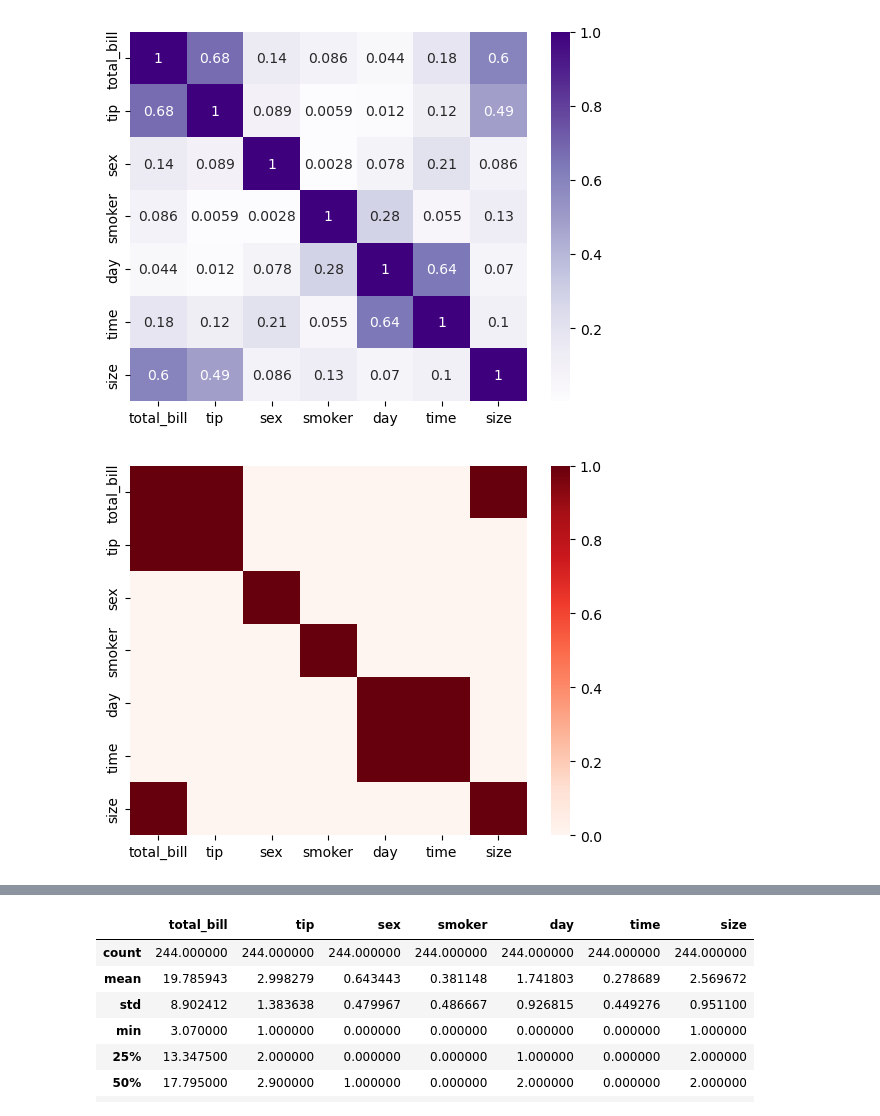
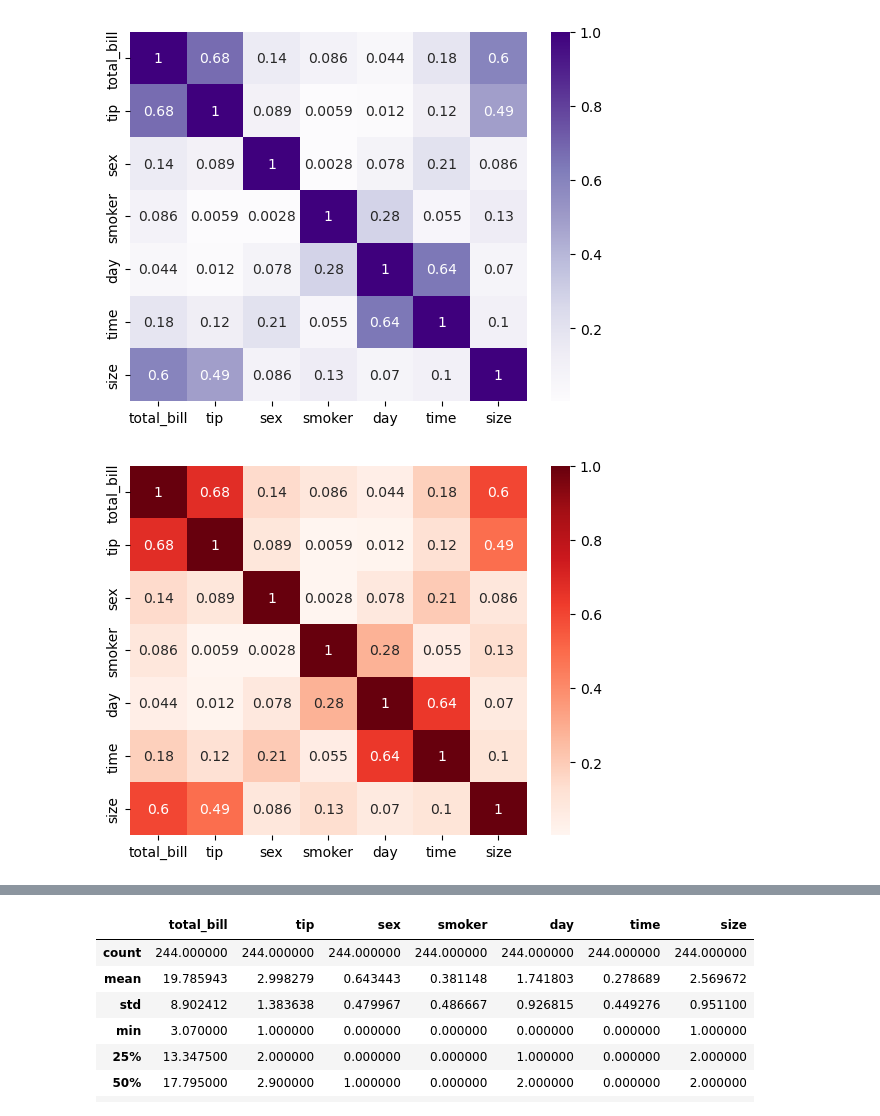
Before and after one commit to bhavya-kotluru/basic-python, a Jupyter notebook: day18.ipynb, the cells around one changed output, grey strips where cells are left out. Saved outputs shown, nothing was run; the diff lists cells and outputs as text; code cells hidden in the pictures.

```diff
--- a/day18.ipynb
+++ b/day18.ipynb
@@ -72,7 +84,7 @@ plt.show()
 [figure]
 # %%
 import matplotlib.pyplot as plt
-sns.heatmap(np.abs(df.corr())>0.5,cmap='Reds')
+sns.heatmap(np.abs(df.corr()),cmap='Reds',annot=True)
 plt.show()
 # %% [output]
-[figure, old version]
+[figure, new version]
```
Also changed, not shown: parts of 19 cells of this notebook.
